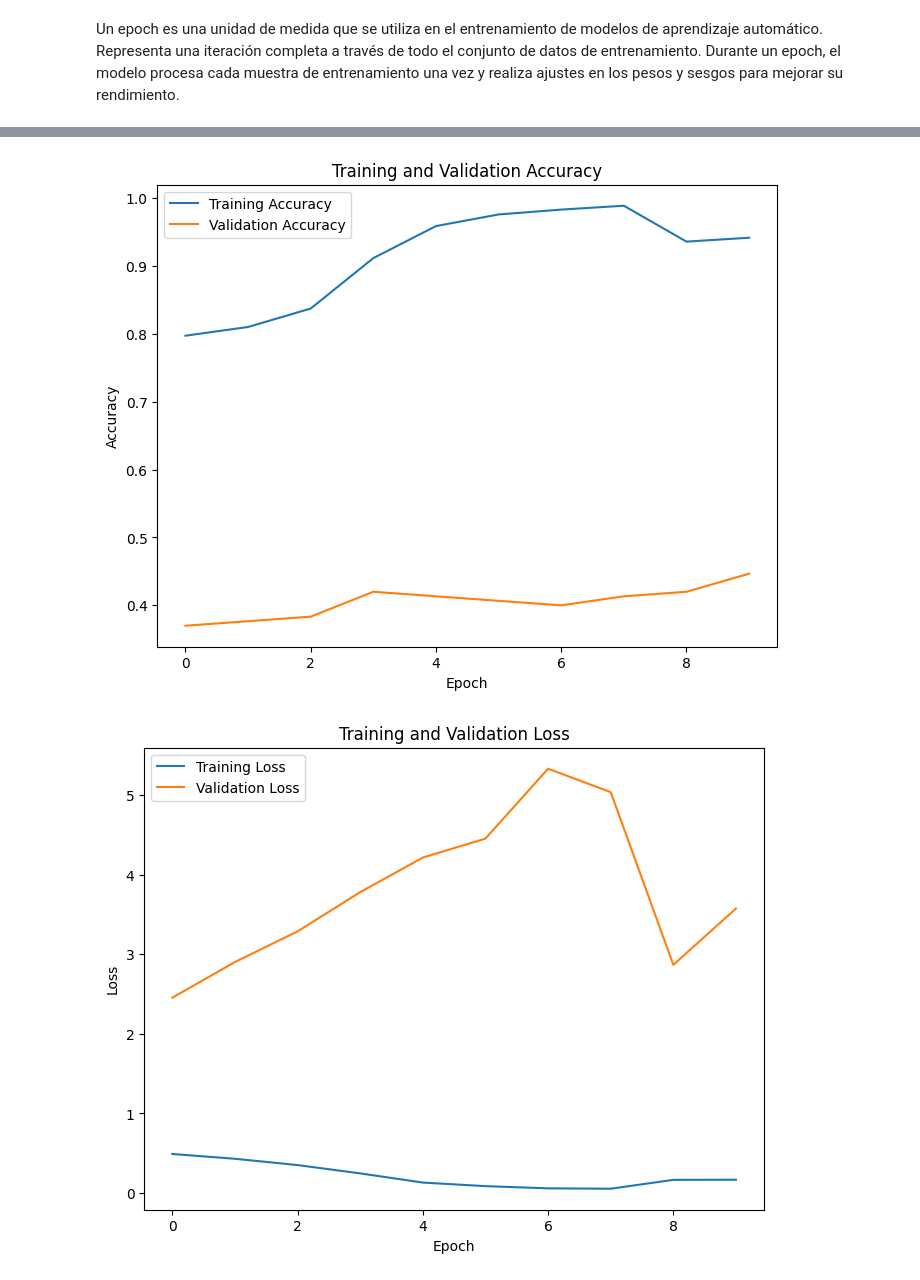
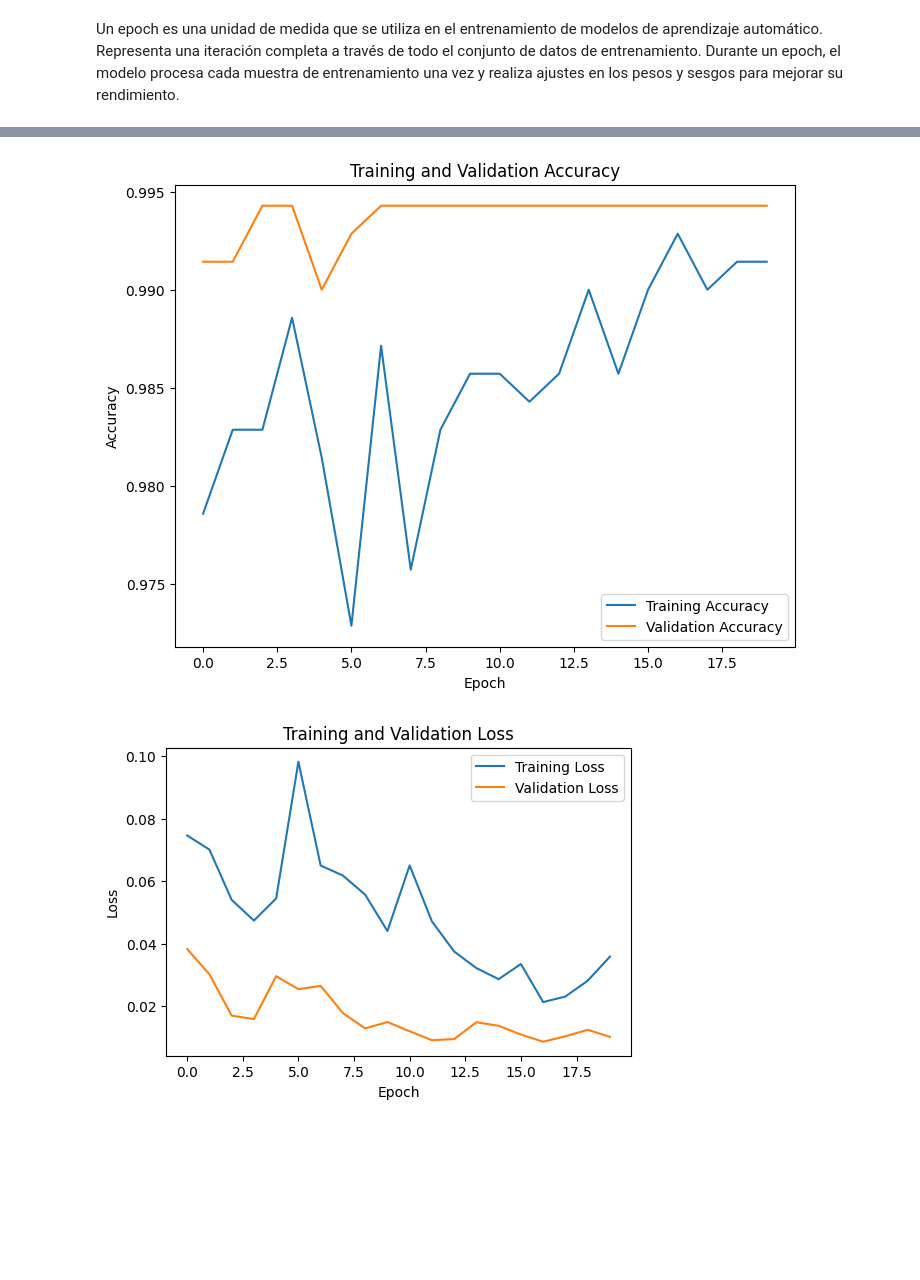
Before and after one commit to hlbv17/CoffeePlants, a Jupyter notebook: ProyectoIA.ipynb, the cells around one changed output, grey strips where cells are left out. Drawn from its saved outputs; the diff is of its cells as text; code cells hidden in the pictures; blank space fills up the shorter version.

```diff
--- a/ProyectoIA.ipynb
+++ b/ProyectoIA.ipynb
@@ -82,7 +139,7 @@ Número total de archivos: 2
 # Preprocesamiento y aumento de datos en tiempo real
 train_datagen = ImageDataGenerator(rescale=1./255)
 train_generator = train_datagen.flow_from_directory(
-    train_dir,
+    test_dir,
     target_size=(img_height, img_width),
     batch_size=batch_size,
     class_mode='categorical')
@@ -144,16 +199,16 @@ import os
 import tensorflow as tf
 from tensorflow.keras.preprocessing.image import ImageDataGenerator
 
-# Directory paths
-base_dir = '/content/datos/dataset'
-test_dir = os.path.join(base_dir, 'test')
+# Directorios
+base_dir = '/content/datos/redimensionadas'
+test_dir = os.path.join(base_dir, 'Train')
 
-# Parameters
+# Parámetros
 batch_size = 32
-img_height = 150
-img_width = 150
+img_height = 256
+img_width = 256
 
-# Preprocessing for the test dataset
+# Preprocesamiento para el conjunto de pruebas
 test_datagen = ImageDataGenerator(rescale=1./255)
 test_generator = test_datagen.flow_from_directory(
     test_dir,
@@ -163,28 +218,28 @@ test_generator = test_datagen.flow_from_directory(
     shuffle=False
 )
 
-# Load the saved model
+# Cargar el modelo entrenado
 model = tf.keras.models.load_model('/content/modelo.h5')
 
-# Evaluate the model on the test dataset
+# Evaluar el modelo en el conjunto de pruebas
 loss, accuracy = model.evaluate(test_generator)
 
 print('Test Loss:', loss)
 print('Test Accuracy:', accuracy)
 
-# Get the class labels
+# Obtener las etiquetas de clase
 class_labels = test_generator.class_indices
 class_labels = dict((v, k) for k, v in class_labels.items())
 
-# Predict class probabilities for each image in the test dataset
+# Predecir las probabilidades de clase para cada imagen en el conjunto de pruebas
 predictions = model.predict(test_generator)
 
-# Get the true labels for the test dataset
+# Obtener las etiquetas reales para el conjunto de pruebas
 true_labels = test_generator.classes
 
-# Compare true labels with predicted labels
+# Comparar las etiquetas reales con las etiquetas predichas
 for i in range(len(predictions)):
     predicted_class = class_labels[predictions[i].argmax()]
     true_class = class_labels[true_labels[i]]
-    print(f"Image {i+1}: Predicted: {predicted_class}, True: {true_class}")
+    print(f"Imagen {i+1}: Predicha: {predicted_class}, Real: {true_class}")
 # %% [output]
@@ -213,7 +268,7 @@ Un epoch es una unidad de medida que se utiliza en el entrenamiento de modelos d
 import matplotlib.pyplot as plt
 
 # Retrieve training history from the model
-epochs = 10
+epochs = 20
 history = model.fit(
     train_generator,
     epochs=epochs,
@@ -235,7 +290,7 @@ plt.legend()
 plt.show()
 
 # Plot training and validation loss
-plt.figure(figsize=(8, 6))
+plt.figure(figsize=(6, 4))
 plt.plot(loss, label='Training Loss')
 plt.plot(val_loss, label='Validation Loss')
 plt.title('Training and Validation Loss')
@@ -267,2 +319,2 @@ Epoch 10/10
-[figure, old version]
+[figure, new version]
-[figure, old version]
+[figure, new version]
```
Also changed, not shown: parts of 18 cells of this notebook.
